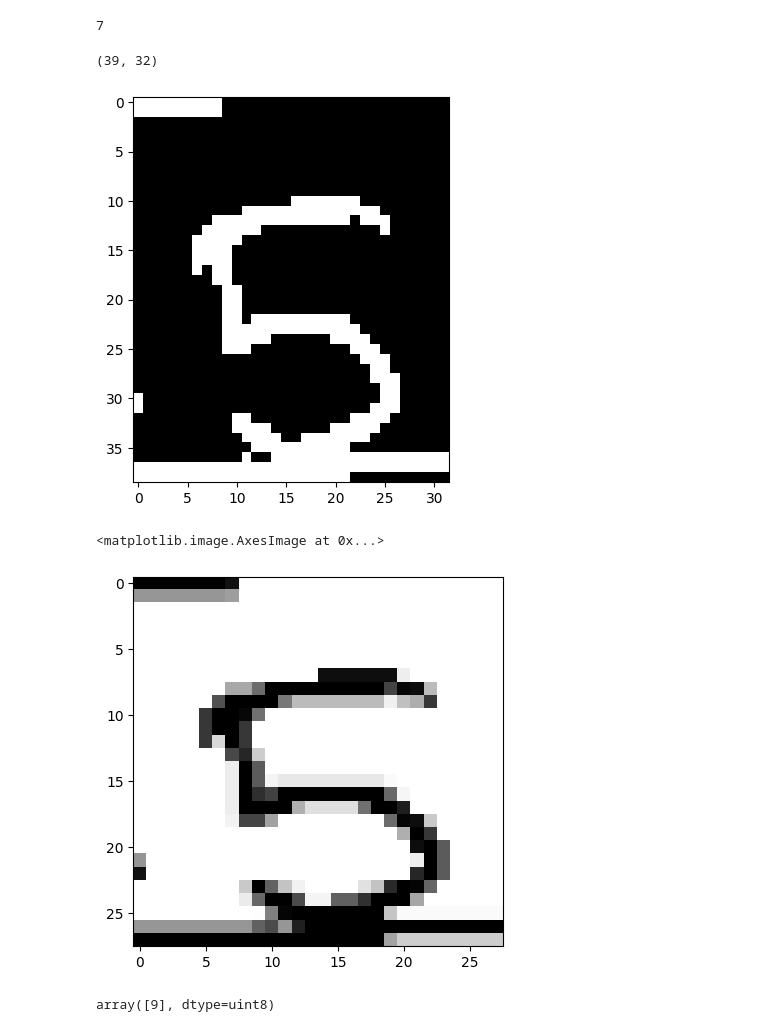
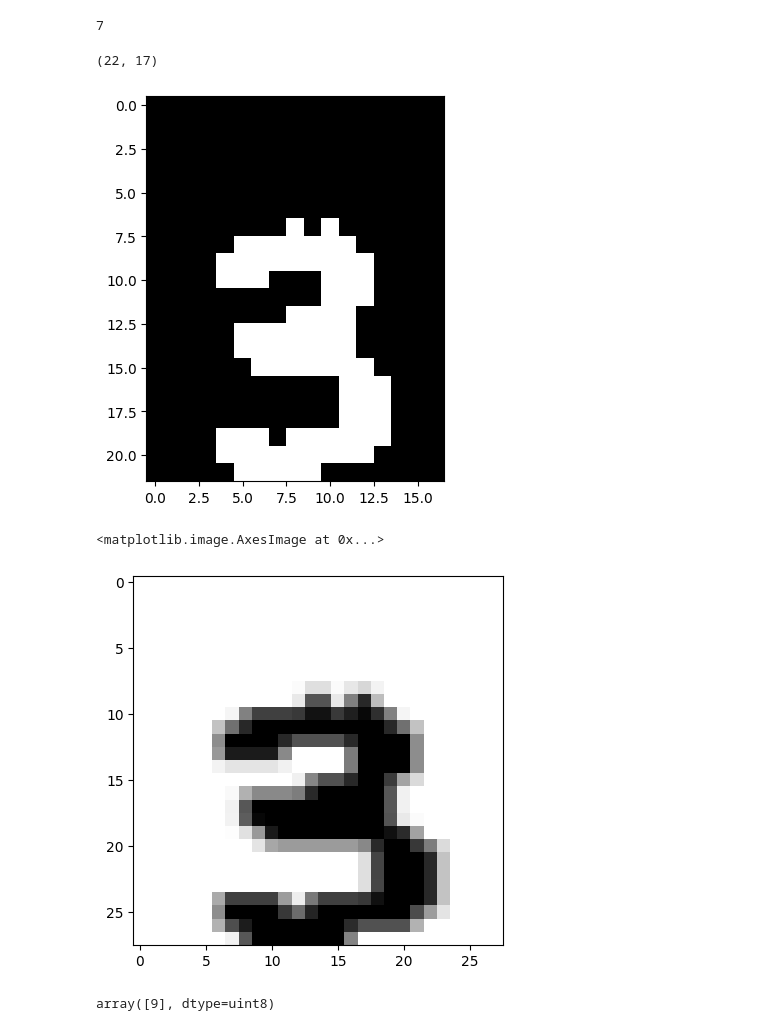
Before and after one commit to ZiaUrRehman-bit/Examination-Answer-Sheet-Marks-Entrance-Using-OCR, a Jupyter notebook: ML and DL Algo For Hand Written text and digits/ML and DL algo for Hand Written Digits and text.ipynb, the cells around one changed output. Drawn from its saved outputs; the diff is of its cells as text; code cells hidden in the pictures.

```diff
--- a/ML and DL Algo For Hand Written text and digits/ML and DL algo for Hand Written Digits and text.ipynb
+++ b/ML and DL Algo For Hand Written text and digits/ML and DL algo for Hand Written Digits and text.ipynb
@@ -172,19 +172,20 @@ yTest[0]
 # %%
 path = "C:\\Users\\hp\\Google Drive\\Fiverr Work\\2022\\37. Examination Answer Sheet Marks Entrance Using OCR\\ML and DL Algo For Hand Written text and digits\\Dataset"
 import cv2
 import numpy as np
 
-img = cv2.imread(path+"\\2.PNG")
+img = cv2.imread(path+"\\4.PNG")
 grayImage = cv2.cvtColor(img, cv2.COLOR_BGR2GRAY)
 
 _, binaryImage = cv2.threshold(grayImage, 75, 255, cv2.THRESH_BINARY_INV)
-binaryImage = cv2.dilate(binaryImage, (21,21))
+binaryImage = cv2.dilate(binaryImage, (41,41))
+binaryImage = cv2.erode(binaryImage, (5,5))
 plt.figure(figsize=(5,5))
 plt.imshow(binaryImage, cmap=plt.cm.gray)
 binaryImage.shape
 # %% [output]
-(39, 32)
+(22, 17)
-[figure, old version]
+[figure, new version]
 # %%
 resizedImage = cv2.resize(binaryImage, (28,28))
 flattenImage = resizedImage.flatten().reshape(1,-1)
@@ -193,7 +194,7 @@ flattenImage.shape
 plt.imshow(np.reshape(flattenImage,(28,28)), cmap=plt.cm.binary)
 # %% [output]
 <matplotlib.image.AxesImage at 0x...>
-[figure, old version]
+[figure, new version]
 # %%
 model.predict(flattenImage)
 # %% [output]
```
Also changed, not shown: parts of 3 cells of this notebook, 5 other files.
